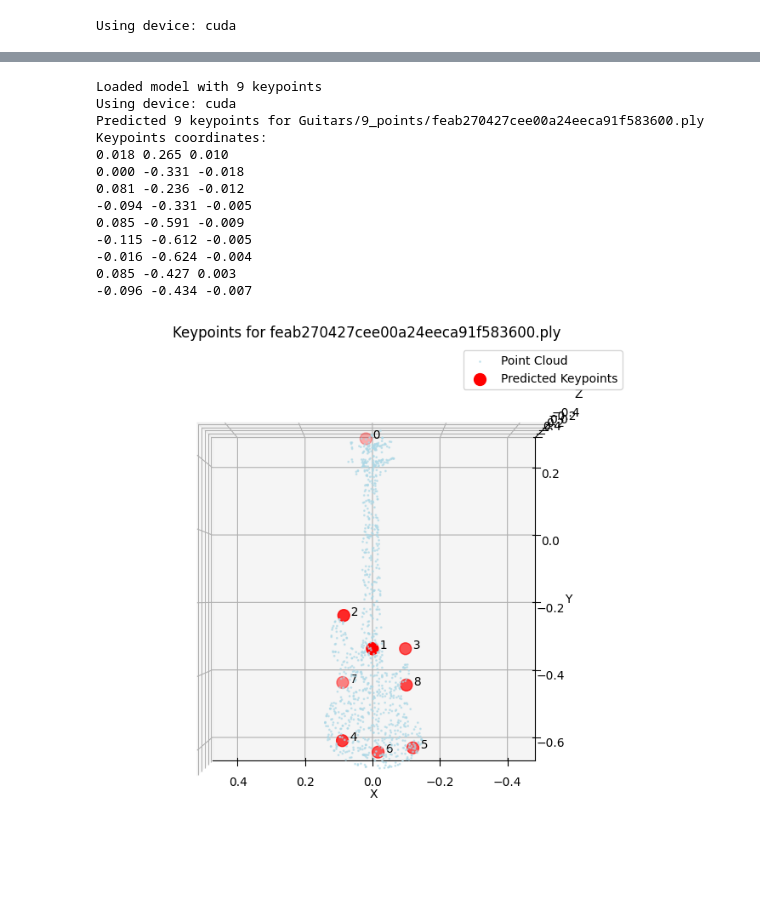
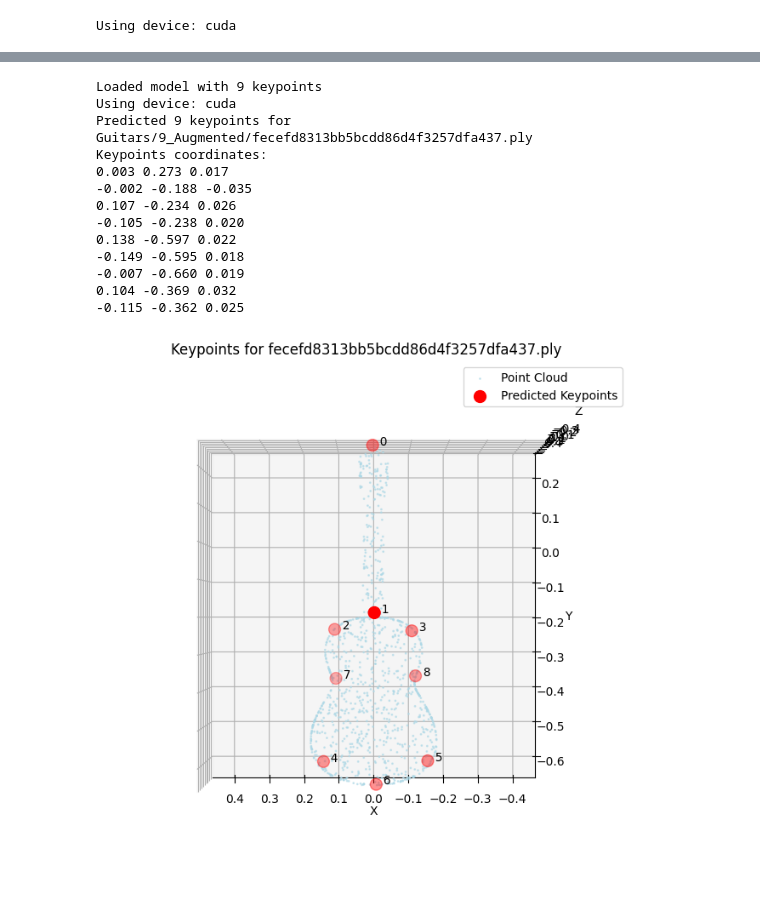
Before and after one commit to StevenZev/MLP-Mesh-Keypoint-Inference, a Jupyter notebook: load_train_short.ipynb, the cells around one changed output, grey strips where cells are left out. Drawn from its saved outputs; the diff is of its cells as text; code cells hidden in the pictures.

```diff
--- a/load_train_short.ipynb
+++ b/load_train_short.ipynb
@@ -82,8 +82,8 @@ class ShapeNetKeypointDataset(Dataset):
 
         return torch.from_numpy(points).float(), torch.from_numpy(keypoints).float()
 # %%
-NUM_POINTS = 1024 # Minimum 512 for input, ~1000 for neighborhood density; 2^14 = 16384
-NUM_KEYPOINTS = 9 # 2 meshes have 5 keypoints idk why
+NUM_POINTS = 2048 # Minimum 512 for input, ~1000 for neighborhood density; 2^14 = 16384
+NUM_KEYPOINTS = 6 # 2 meshes have 5 keypoints idk why
 BATCH_SIZE = 128
 # %%
 # Training Loop
@@ -474,41 +484,42 @@ def visualize_keypoints_3d(points, keypoints, title="Predicted Keypoints", figsi
 
     plt.show()
 # %%
-predictor = KeypointPredictor("saved_models/guitarnet++_lin_4_final.pth")
+def predict_points(model_path, input_ply, save = False):
+    predictor = KeypointPredictor(model_path)
 
-save = False
+    mesh_path = input_ply
+    keypoints, points, metadata = predictor.predict_keypoints(mesh_path)
 
-# Predict keypoints for a single mesh
-mesh_path = "Guitars/9_points/feab270427cee00a24eeca91f583600.ply"
-keypoints, points, metadata = predictor.predict_keypoints(mesh_path)
+    if keypoints is not None:
+        print(f"Predicted {len(keypoints)} keypoints for {mesh_path}")
+        print("Keypoints coordinates:")
+        for i, kp in enumerate(keypoints):
+            print(f"{kp[0]:.3f} {kp[1]:.3f} {kp[2]:.3f}")
 
-if keypoints is not None:
-    print(f"Predicted {len(keypoints)} keypoints for {mesh_path}")
-    print("Keypoints coordinates:")
-    for i, kp in enumerate(keypoints):
-        print(f"{kp[0]:.3f} {kp[1]:.3f} {kp[2]:.3f}")
 
-    # Visualize results
-    visualize_keypoints_3d(points, keypoints, f"Keypoints for {os.path.basename(mesh_path)}")
+        # Visualize results
+        visualize_keypoints_3d(points, keypoints, f"Keypoints for {os.path.basename(mesh_path)}")
 
-    # Save keypoints to file
-    if save:
-        output_path = mesh_path.replace('.ply', '_keypoints.txt')
-        save_keypoints_to_file(keypoints, output_path, mesh_path)
-else:
-    print(f"Failed to process {mesh_path}")
+        # Save keypoints to file
+        if save:
+            output_path = mesh_path.replace('.ply', '_keypoints.txt')
+            save_keypoints_to_file(keypoints, output_path, mesh_path)
+    else:
+        print(f"Failed to process {mesh_path}")
-# %% [output]
-Loaded model with 9 keypoints
-Using device: cuda
-Predicted 9 keypoints for Guitars/9_points/feab270427cee00a24eeca91f583600.ply
-Keypoints coordinates:
-0.018 0.265 0.010
-0.000 -0.331 -0.018
-0.081 -0.236 -0.012
--0.094 -0.331 -0.005
-0.085 -0.591 -0.009
--0.115 -0.612 -0.005
--0.016 -0.624 -0.004
-0.085 -0.427 0.003
--0.096 -0.434 -0.007
-[figure, removed]
+# %%
+predict_points("saved_models/guitarnet++_lin_5_final.pth", "Guitars/9_Augmented/fecefd8313bb5bcdd86d4f3257dfa437.ply")
+# %% [output]
+Loaded model with 9 keypoints
+Using device: cuda
+Predicted 9 keypoints for Guitars/9_Augmented/fecefd8313bb5bcdd86d4f3257dfa437.ply
+Keypoints coordinates:
+0.003 0.273 0.017
+-0.002 -0.188 -0.035
+0.107 -0.234 0.026
+-0.105 -0.238 0.020
+0.138 -0.597 0.022
+-0.149 -0.595 0.018
+-0.007 -0.660 0.019
+0.104 -0.369 0.032
+-0.115 -0.362 0.025
+[figure, added]
```
Also changed, not shown: parts of 3 cells of this notebook, 23 other files.
